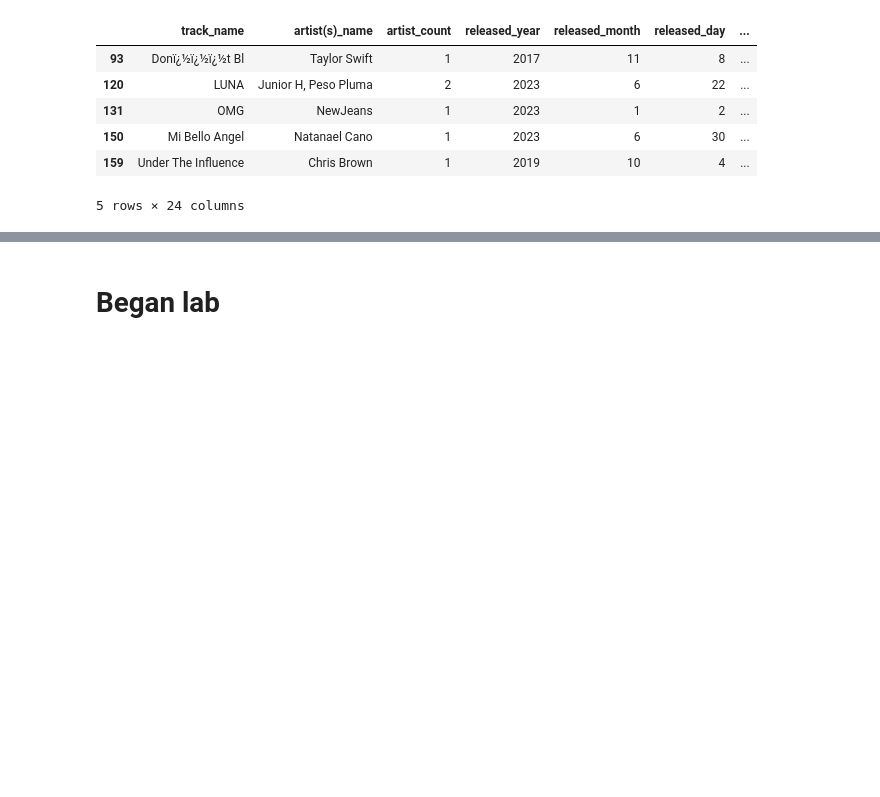
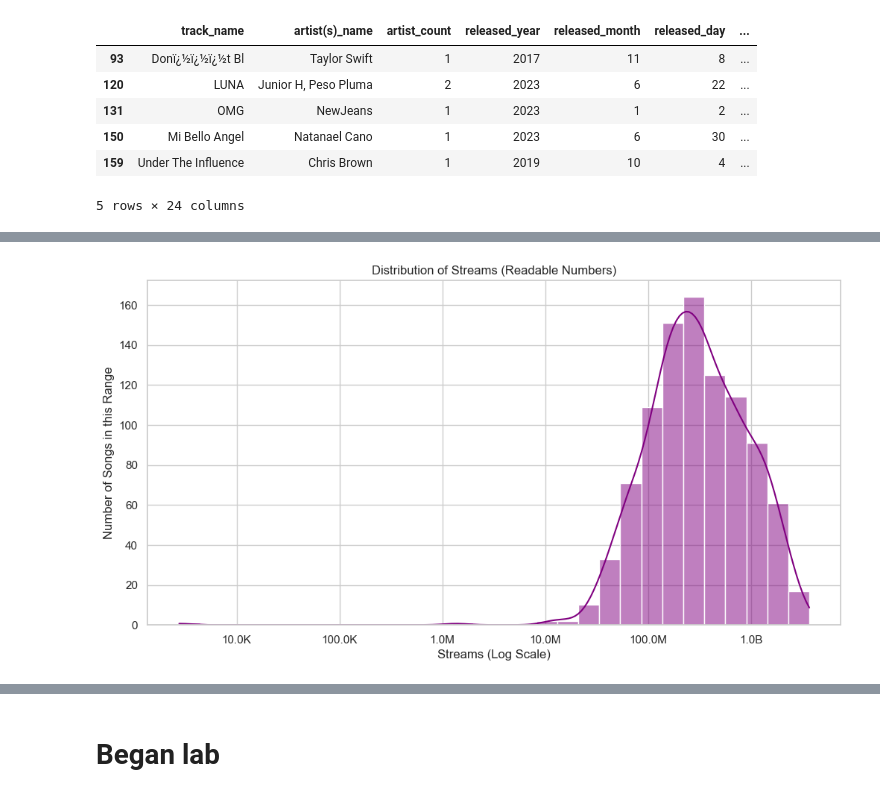
Before and after one commit to Umbretemp/Data_Visualization_And_Modeling, a Jupyter notebook: Lab/1.3 Data Visualization Lab.ipynb, the cells around one changed output, grey strips where cells are left out. Drawn from its saved outputs; the diff is of its cells as text; code cells hidden in the pictures; blank space fills up the shorter version.

```diff
--- a/Lab/1.3 Data Visualization Lab.ipynb
+++ b/Lab/1.3 Data Visualization Lab.ipynb
@@ -125,0 +160,24 @@ average_bpm_df.head()
+# %%
+import matplotlib.ticker as ticker
+
+def human_format(num, pos):
+    magnitude = 0
+    while abs(num) >= 1000:
+        magnitude += 1
+        num /= 1000.0
+    return '%.1f%s' % (num, ['', 'K', 'M', 'B', 'T'][magnitude])
+
+plt.figure(figsize=(12, 6))
+
+# Plot histogram
+ax = sns.histplot(data=df, x='streams', kde=True, bins=30, color='purple', log_scale=True)
+
+# Fix the X-axis labels to be readable (e.g., 100M, 1B)
+ax.xaxis.set_major_formatter(ticker.FuncFormatter(human_format))
+
+plt.title('Distribution of Streams (Readable Numbers)')
+plt.xlabel('Streams (Log Scale)')
+plt.ylabel('Number of Songs in this Range')
+plt.show()
+# %% [output]
+[figure, added]
```
Also changed, not shown: parts of 12 cells of this notebook.
